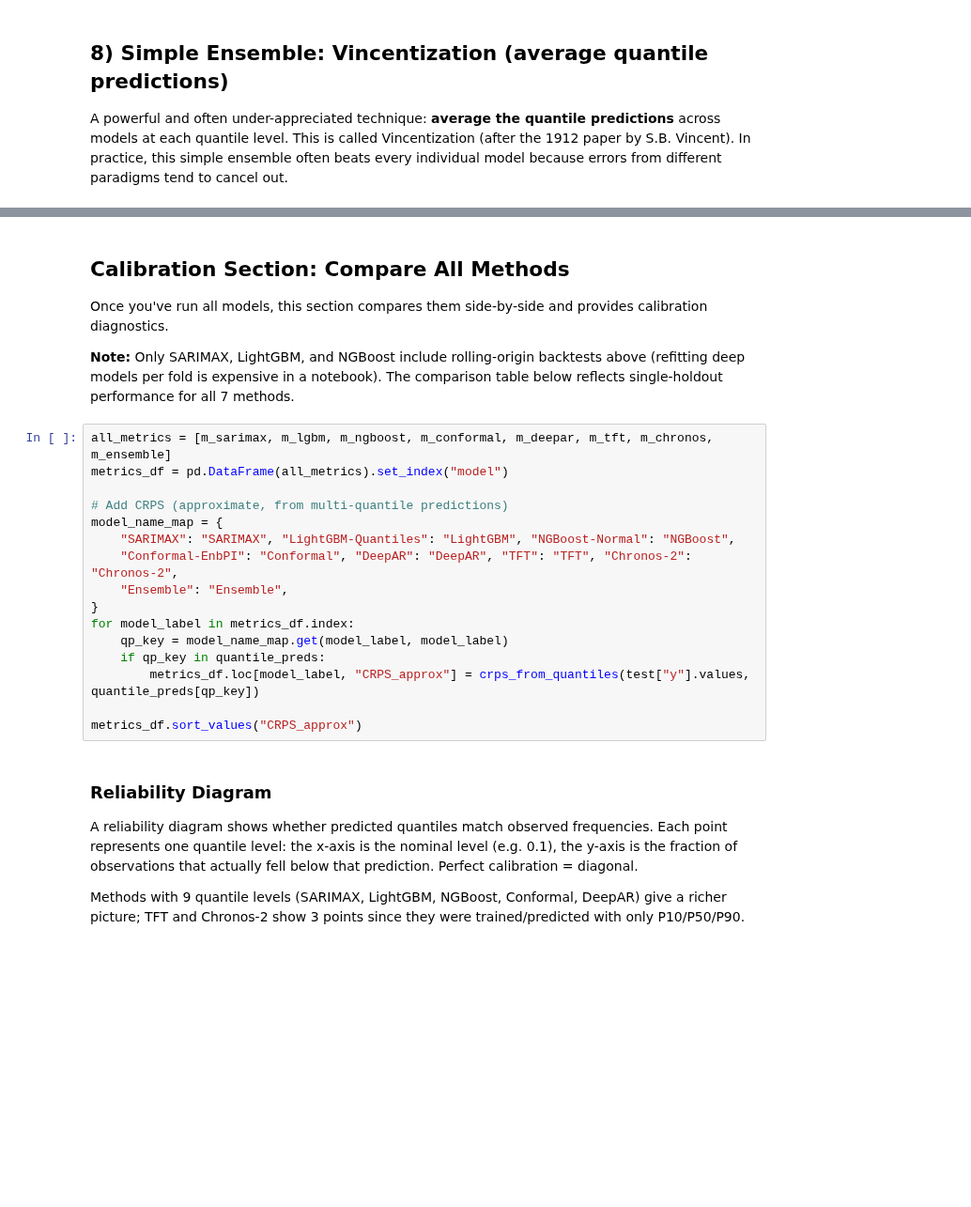
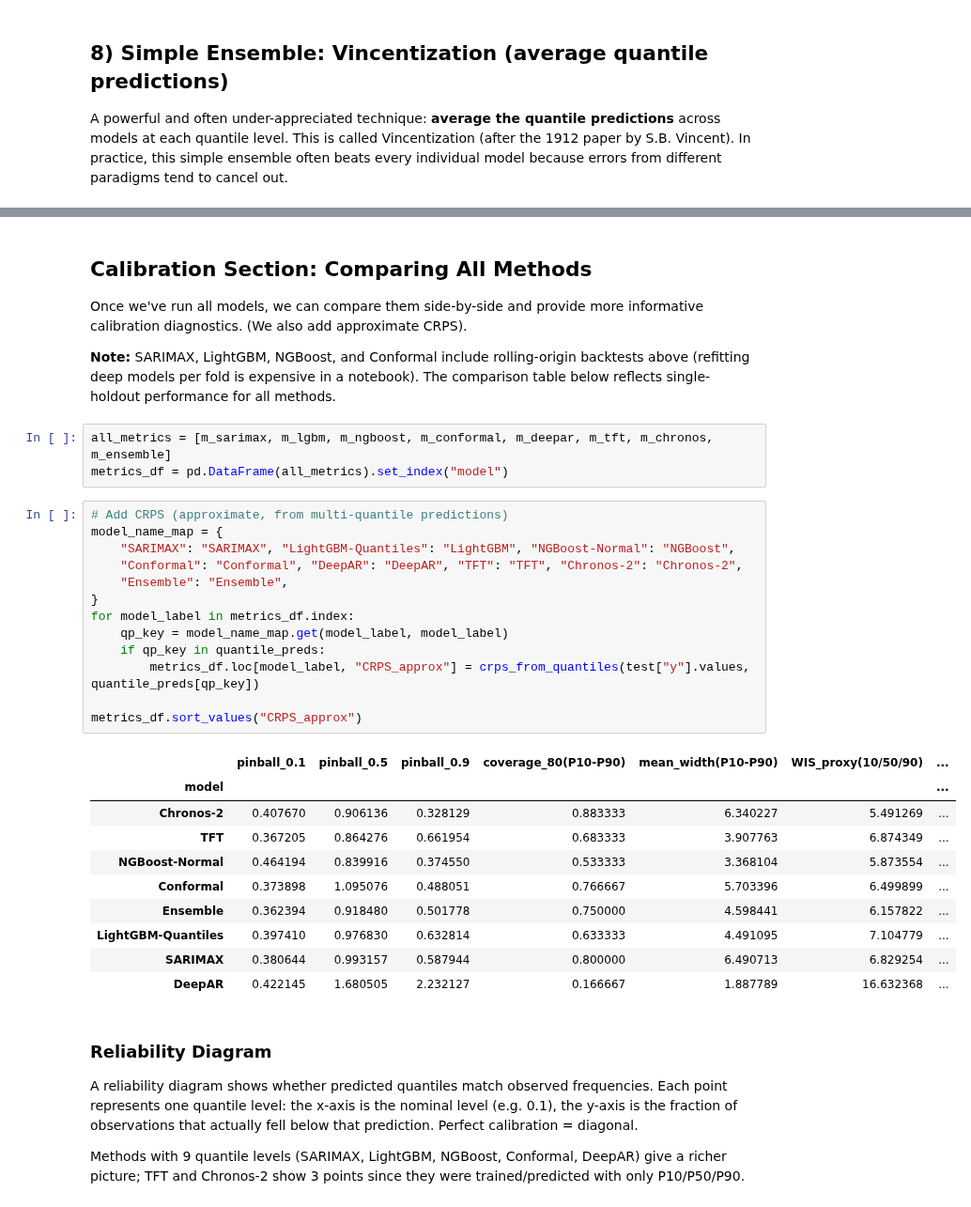
Before and after one commit to francescoamat0/probabilistic-forecasting-playground, a Jupyter notebook: prob_forecast_tryout.ipynb, the cells around one changed output, grey strips where cells are left out. Shown at 94% size. Saved outputs shown, nothing was run; the diff lists cells and outputs as text; blank space fills up the shorter version.

```diff
--- a/prob_forecast_tryout.ipynb
+++ b/prob_forecast_tryout.ipynb
@@ -921,25 +1239,36 @@ print(f"\nModels averaged per quantile level: {n_models_per_q}")
 # %% [markdown]
-## Calibration Section: Compare All Methods
+## Calibration Section: Comparing All Methods
 
-Once you've run all models, this section compares them side-by-side and provides calibration diagnostics.
+Once we've run all models, we can compare them side-by-side and provide more informative calibration diagnostics. (We also add approximate CRPS).
 
-**Note:** Only SARIMAX, LightGBM, and NGBoost include rolling-origin backtests above (refitting deep models per fold is expensive in a notebook). The comparison table below reflects single-holdout performance for all 7 methods.
+**Note:** SARIMAX, LightGBM, NGBoost, and Conformal include rolling-origin backtests above (refitting deep models per fold is expensive in a notebook). The comparison table below reflects single-holdout performance for all methods.
 # %%
 all_metrics = [m_sarimax, m_lgbm, m_ngboost, m_conformal, m_deepar, m_tft, m_chronos, m_ensemble]
 metrics_df = pd.DataFrame(all_metrics).set_index("model")
-
-# Add CRPS (approximate, from multi-quantile predictions)
-model_name_map = {
-    "SARIMAX": "SARIMAX", "LightGBM-Quantiles": "LightGBM", "NGBoost-Normal": "NGBoost",
-    "Conformal-EnbPI": "Conformal", "DeepAR": "DeepAR", "TFT": "TFT", "Chronos-2": "Chronos-2",
-    "Ensemble": "Ensemble",
-}
-for model_label in metrics_df.index:
-    qp_key = model_name_map.get(model_label, model_label)
-    if qp_key in quantile_preds:
-        metrics_df.loc[model_label, "CRPS_approx"] = crps_from_quantiles(test["y"].values, quantile_preds[qp_key])
-
-metrics_df.sort_values("CRPS_approx")
+# %%
+# Add CRPS (approximate, from multi-quantile predictions)
+model_name_map = {
+    "SARIMAX": "SARIMAX", "LightGBM-Quantiles": "LightGBM", "NGBoost-Normal": "NGBoost",
+    "Conformal": "Conformal", "DeepAR": "DeepAR", "TFT": "TFT", "Chronos-2": "Chronos-2",
+    "Ensemble": "Ensemble",
+}
+for model_label in metrics_df.index:
+    qp_key = model_name_map.get(model_label, model_label)
+    if qp_key in quantile_preds:
+        metrics_df.loc[model_label, "CRPS_approx"] = crps_from_quantiles(test["y"].values, quantile_preds[qp_key])
+
+metrics_df.sort_values("CRPS_approx")
+# %% [output]
+|  | pinball_0.1 | pinball_0.5 | pinball_0.9 | coverage_80(P10-P90) | mean_width(P10-P90) | WIS_proxy(10/50/90) | ... |
+| model |  |  |  |  |  |  | ... |
+| Chronos-2 | 0.407670 | 0.906136 | 0.328129 | 0.883333 | 6.340227 | 5.491269 | ... |
+| TFT | 0.367205 | 0.864276 | 0.661954 | 0.683333 | 3.907763 | 6.874349 | ... |
+| NGBoost-Normal | 0.464194 | 0.839916 | 0.374550 | 0.533333 | 3.368104 | 5.873554 | ... |
+| Conformal | 0.373898 | 1.095076 | 0.488051 | 0.766667 | 5.703396 | 6.499899 | ... |
+| Ensemble | 0.362394 | 0.918480 | 0.501778 | 0.750000 | 4.598441 | 6.157822 | ... |
+| LightGBM-Quantiles | 0.397410 | 0.976830 | 0.632814 | 0.633333 | 4.491095 | 7.104779 | ... |
+| SARIMAX | 0.380644 | 0.993157 | 0.587944 | 0.800000 | 6.490713 | 6.829254 | ... |
+| DeepAR | 0.422145 | 1.680505 | 2.232127 | 0.166667 | 1.887789 | 16.632368 | ... |
 # %% [markdown]
 ### Reliability Diagram
 
```
Also changed, not shown: parts of 48 cells of this notebook, 36 other files.
